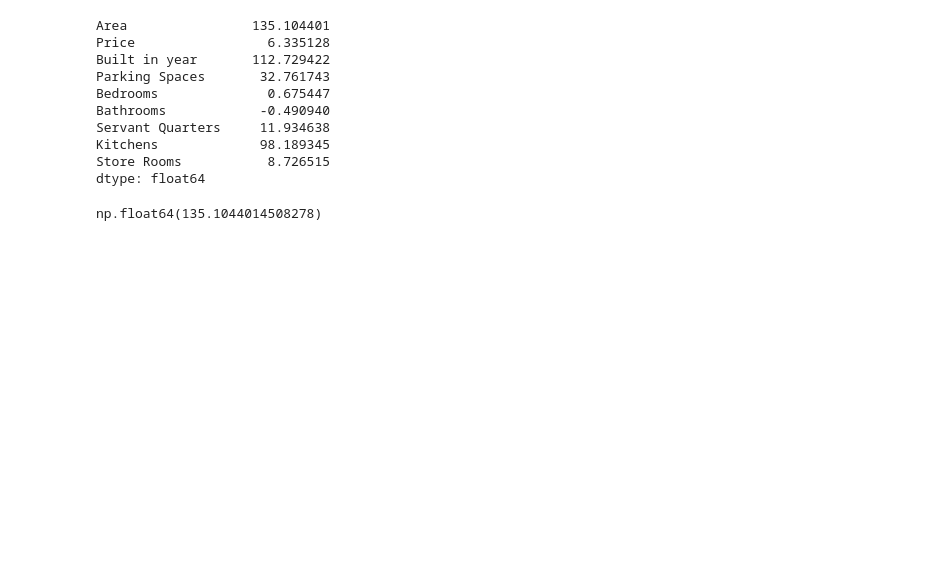
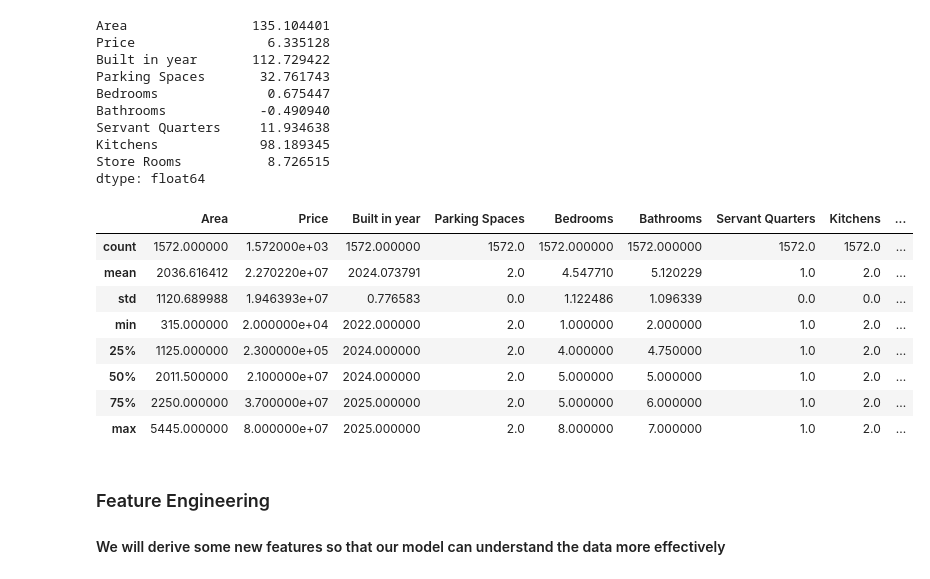
Before and after one commit to AbdulWahid026/zameen-eda-project, a Jupyter notebook: notebook/zameen_eda_final.ipynb, the cells around one changed output. Drawn from its saved outputs; the diff is of its cells as text; code cells hidden in the pictures; blank space fills up the shorter version.

Commit message:
Eda: Feature Engineering

```diff
--- a/notebook/zameen_eda_final.ipynb
+++ b/notebook/zameen_eda_final.ipynb
@@ -318,6 +318,34 @@ Kitchens             98.189345
 Store Rooms           8.726515
 dtype: float64
 # %%
-IQR_columns=
+iqr_columns = ['Area', 'Price', 'Built in year', 'Parking Spaces', 'Servant Quarters', 'Kitchens', 'Store Rooms']
+for col in iqr_columns:
+    Q1= zameen_df[col].quantile(0.25)
+    Q3= zameen_df[col].quantile(0.75)
+    IQR= Q3 - Q1
+    lower_bound= Q1 - 1.5*IQR
+    upper_bound= Q3 + 1.5*IQR
+    zameen_df=zameen_df[(zameen_df[col]>=lower_bound) & (zameen_df[col]<=upper_bound)]
+
+zameen_df.reset_index(drop=True,inplace=True)
-# %% [output]
-np.float64(135.1044014508278)
+# %%
+zscore_columns = ['Bedrooms', 'Bathrooms']
+for col in zscore_columns:
+    mean= zameen_df[col].mean()
+    std= zameen_df[col].std()
+    zameen_df=zameen_df[(zameen_df[col]>= mean - 3*std) & (zameen_df[col]<= mean + 3*std)]
+# %%
+zameen_df.describe()
+# %% [output]
+|  | Area | Price | Built in year | Parking Spaces | Bedrooms | Bathrooms | Servant Quarters | Kitchens | ... |
+| count | 1572.000000 | 1.572000e+03 | 1572.000000 | 1572.0 | 1572.000000 | 1572.000000 | 1572.0 | 1572.0 | ... |
+| mean | 2036.616412 | 2.270220e+07 | 2024.073791 | 2.0 | 4.547710 | 5.120229 | 1.0 | 2.0 | ... |
+| std | 1120.689988 | 1.946393e+07 | 0.776583 | 0.0 | 1.122486 | 1.096339 | 0.0 | 0.0 | ... |
+| min | 315.000000 | 2.000000e+04 | 2022.000000 | 2.0 | 1.000000 | 2.000000 | 1.0 | 2.0 | ... |
+| 25% | 1125.000000 | 2.300000e+05 | 2024.000000 | 2.0 | 4.000000 | 4.750000 | 1.0 | 2.0 | ... |
+| 50% | 2011.500000 | 2.100000e+07 | 2024.000000 | 2.0 | 5.000000 | 5.000000 | 1.0 | 2.0 | ... |
+| 75% | 2250.000000 | 3.700000e+07 | 2025.000000 | 2.0 | 5.000000 | 6.000000 | 1.0 | 2.0 | ... |
+| max | 5445.000000 | 8.000000e+07 | 2025.000000 | 2.0 | 8.000000 | 7.000000 | 1.0 | 2.0 | ... |
+# %% [markdown]
+### Feature Engineering
+#### We will derive some new features so that our model can understand the data more effectively
```
Also changed, not shown: parts of 1 cell of this notebook.
